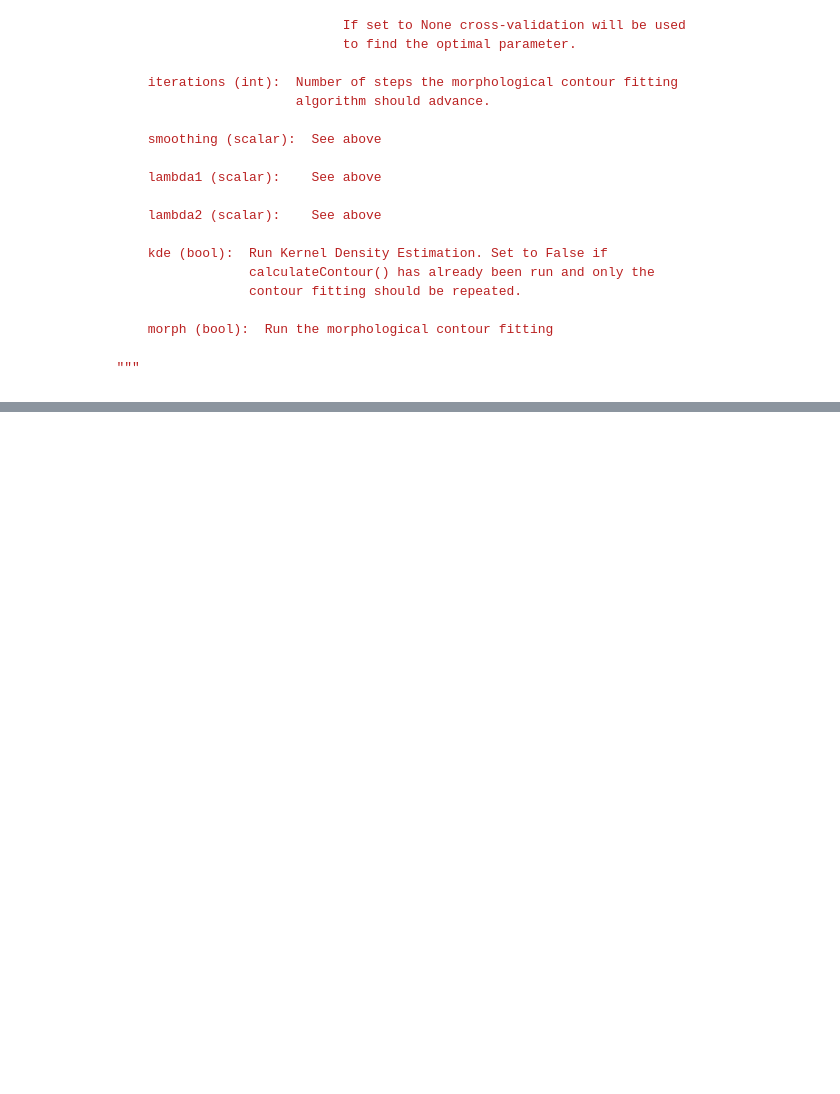
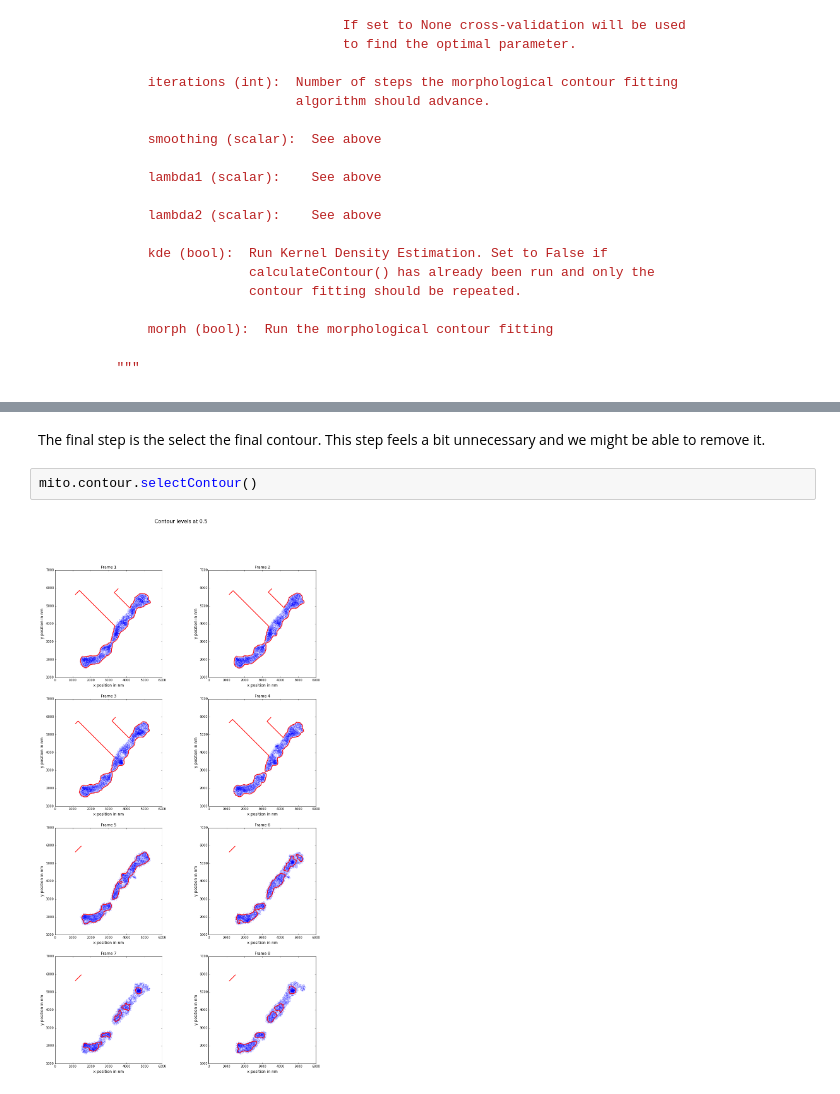
Before and after one commit to nberliner/PointObject, a Jupyter notebook: examples/A short introduction to PointObject.ipynb, the cells around one changed output, grey strips where cells are left out. Cells and saved outputs as stored; diff of their text form; blank space fills up the shorter version.

```diff
--- a/examples/A short introduction to PointObject.ipynb
+++ b/examples/A short introduction to PointObject.ipynb
@@ -400,0 +410,6 @@ The contour determined above can now be used to calculate the curvature at a use
+# %% [markdown]
+The final step is the select the final contour. This step feels a bit unnecessary and we might be able to remove it.
+# %%
+mito.contour.selectContour()
+# %% [output]
+[figure, added]
```
Also changed, not shown: parts of 26 cells of this notebook.
